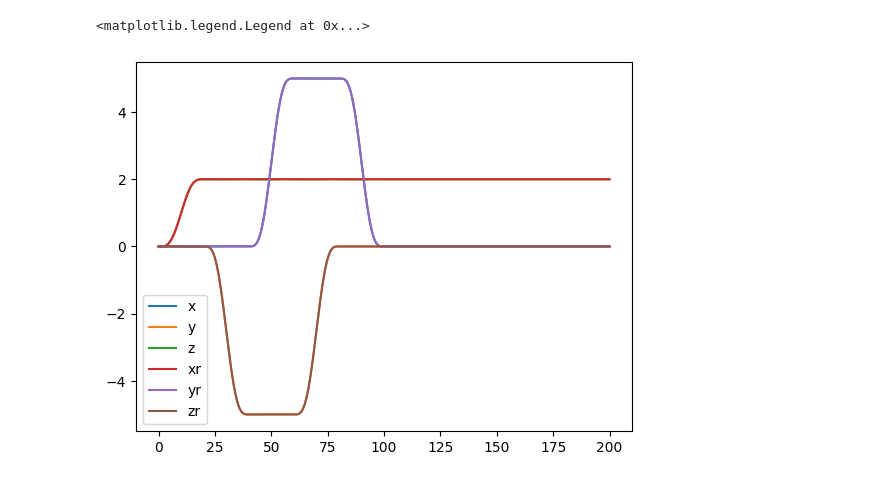
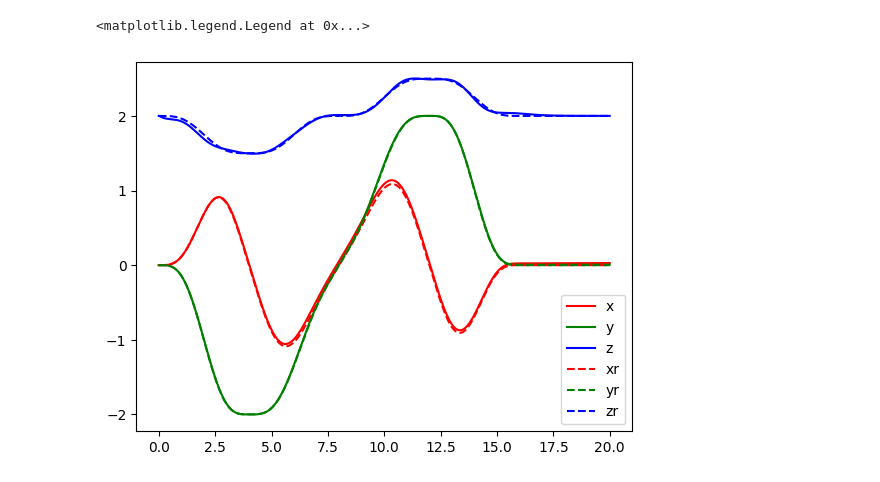
Before and after one commit to CogniPilot/cyecca, a Jupyter notebook: notebook/sim/bezier_logliner.ipynb, the cells around one changed output. Drawn from its saved outputs; the diff is of its cells as text; code cells hidden in the pictures.

Commit message:
increase gain, fix error for se23 control (#33)
Signed-off-by: Li-Yu Lin <liyu8561501@gmail.com>

```diff
--- a/notebook/sim/bezier_logliner.ipynb
+++ b/notebook/sim/bezier_logliner.ipynb
@@ -243,6 +304,7 @@ model = derive_model()
 # loglinear
 model = derive_model()
 x0_dict = model["x0_defaults"]
+x0_dict["position_op_w_2"] = 2
 x0 = None
 p = None
 if x0 is not None:
@@ -264,11 +326,18 @@ k_p_att = np.array([5, 5, 2], dtype=float)
 leg = 0
 CT = 8.54858e-06
 
-thrust_trim = 2 * 9.8
+m = 2.0
+g = 9.8
+Jx = 0.02166666666666667
+Jy = 0.02166666666666667
+Jz = 0.04000000000000001
+Jxz = 0.0
+
+thrust_trim = m * g
 # attitude rate
-kp = np.array([0.3, 0.3, 0.05], dtype=float)
-ki = np.array([0, 0, 0], dtype=float)
-kd = np.array([0.0, 0.0, 0], dtype=float)
+kp = 20 * np.array([0.3, 0.3, 0.05], dtype=float)
+ki = 20 * np.array([0, 0, 0], dtype=float)
+kd = 20 * np.array([0.0, 0.0, 0], dtype=float)
 i0 = 0
 e0 = np.zeros(3, dtype=float)  # error for attitude rate loop
 de0 = np.zeros(3, dtype=float)  # deriv of att error (for lowpass)
@@ -296,7 +365,7 @@ for i in range(len(t_list)):
     t = t_list[i]
     if t > T0 * (leg + 1):
         leg += 1
-    t_bezier = t - T0 * leg - dt / 2
+    t_bezier = t - T0 * leg
     pw = np.array(
         [
             x[model["x_index"]["position_op_w_0"]],
@@ -341,7 +410,7 @@ for i in range(len(t_list)):
         t_bezier, T0, PX_list[leg], PY_list[leg], PZ_list[leg], Ppsi_list[leg]
     )
     [_, q_sp, omega_ff, _, M_ff, thrust_ff] = f_ref(
-        psi_sp, dpsi_sp, ddpsi_sp, vw_sp, aw_sp, jw_sp, sw_sp
+        psi_sp, dpsi_sp, ddpsi_sp, vw_sp, aw_sp, jw_sp, sw_sp, m, g, Jx, Jy, Jz, Jxz
     )
     qc_sp = f_euler_to_quat(psi_sp, 0, 0)
     pw_sp = np.array([x_sp, y_sp, z_sp]).reshape(-1)
@@ -363,7 +432,7 @@ for i in range(len(t_list)):
         z_i,
         dt,
     )
-    omega_fb = f_so3_control(k_p_att, q, q_sp)
+    # omega_fb = f_so3_control(k_p_att, q, q_sp)
     omega_sp = omega_fb + omega_ff
     M_fb, i1, e1, de1, alpha = f_att_rate_control(
         kp,
@@ -404,17 +473,19 @@ for i in range(len(t_list)):
 for k in ["xf", "zf"]:
     res[k] = np.array(res[k])
 # %%
-import matplotlib.pyplot as plt
+t = np.arange(0, t_list[-1] + dt, dt)
+plt.plot(t, np.array(pos_list)[:, 0], "r")
+plt.plot(t, np.array(pos_list)[:, 1], "g")
+plt.plot(t, np.array(pos_list)[:, 2], "b")
 
-t = np.arange(0, t_list[-1] + dt, dt)
-plt.plot(t, np.array(pos_list)[:, 0])
-plt.plot(t, np.array(pos_list)[:, 1])
-plt.plot(t, np.array(pos_list)[:, 2])
+plt.plot(t, np.array(x_list), "r--")
+plt.plot(t, np.array(y_list), "g--")
+plt.plot(t, np.array(z_list), "b--")
+plt.legend(["x", "y", "z", "xr", "yr", "zr"])
 
-plt.plot(t, z_list)
-plt.plot(t, x_list)
-plt.plot(t, y_list)
-plt.legend(["x", "y", "z", "xr", "yr", "zr"])
+# plt.gca().set_xlim(0,15)
+
+# plt.gca().set_ylim(-3,3)
 # %% [output]
 <matplotlib.legend.Legend at 0x...>
-[figure, old version]
+[figure, new version]
```
Also changed, not shown: parts of 3 cells of this notebook, 5 other files.
